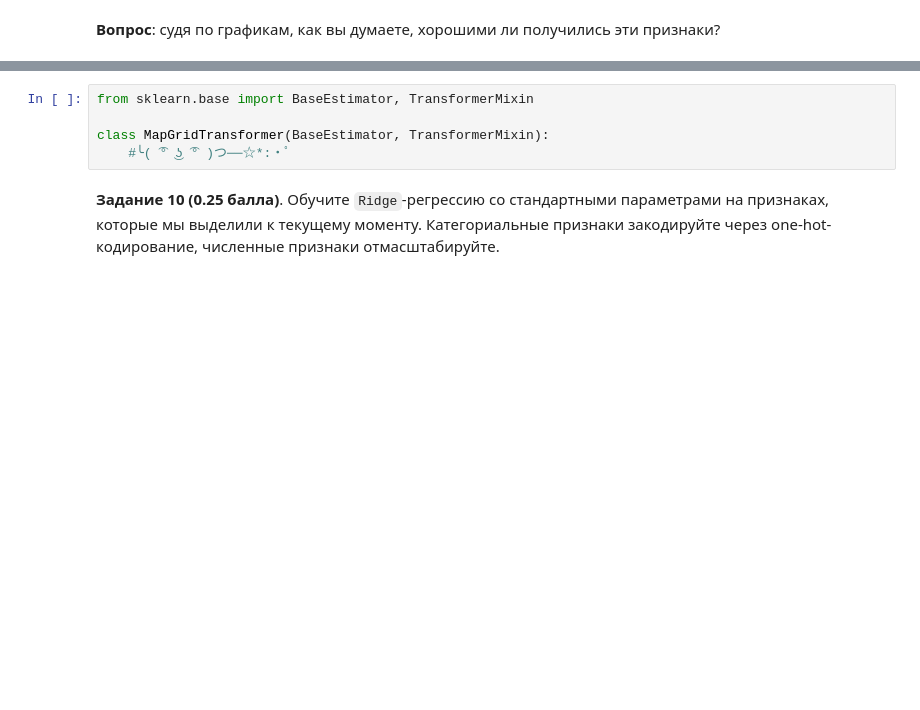
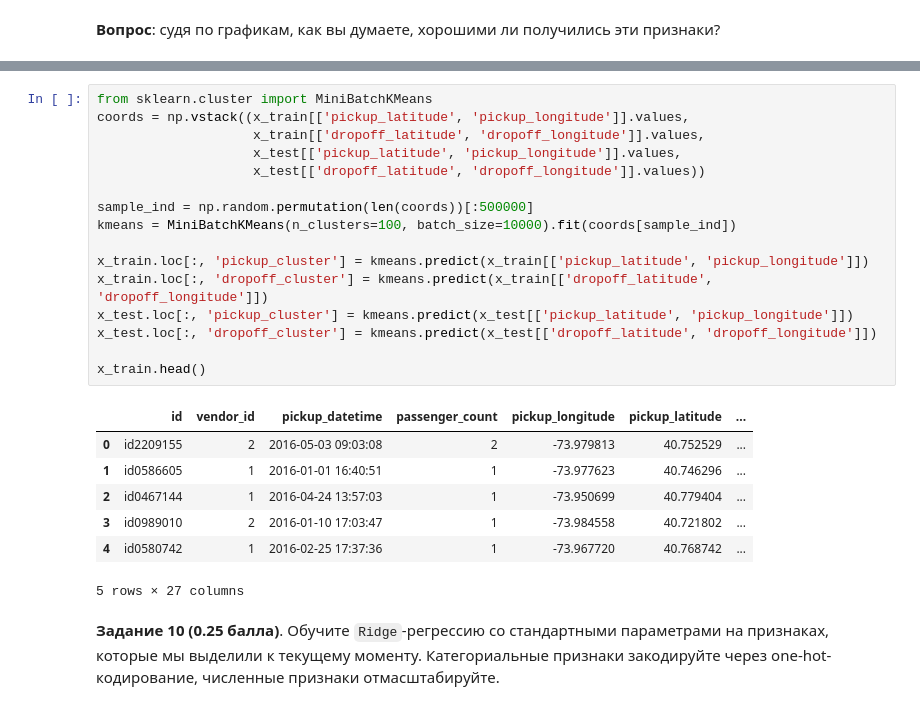
Before and after one commit to EvgeniiMaslov/python-playground, a Jupyter notebook: university_ml/homework-practice-02.ipynb, the cells around one changed output, grey strips where cells are left out. Saved outputs shown, nothing was run; the diff lists cells and outputs as text; blank space fills up the shorter version.

```diff
--- a/university_ml/homework-practice-02.ipynb
+++ b/university_ml/homework-practice-02.ipynb
@@ -684,11 +692,30 @@ sns.boxplot(x='john_k_dropoff', y='log_trip_duration', data=x_train, ax=axs[3])
 Напишите трансформер, который сначала разбивает показанную на рисунке область на ячейки, а затем создает два признака: номер ячейки, в которой началась поездка, и номер ячейки, в которой закончилась поездка. Количество строк и столбцов выберите самостоятельно.
 
 Обратите внимание, что все вычисления должны быть векторизованными, трансформер не должен модифицировать передаваемую ему выборку inplace, а все необходимые статистики (если они вдруг нужны) нужно считать только по обучающей выборке в методе `fit`:
-# %%
-from sklearn.base import BaseEstimator, TransformerMixin
-
-class MapGridTransformer(BaseEstimator, TransformerMixin):
-    #╰( ͡° ͜ʖ ͡° )つ──☆*:・ﾟ
+# %%
+from sklearn.cluster import MiniBatchKMeans
+coords = np.vstack((x_train[['pickup_latitude', 'pickup_longitude']].values,
+                    x_train[['dropoff_latitude', 'dropoff_longitude']].values,
+                    x_test[['pickup_latitude', 'pickup_longitude']].values,
+                    x_test[['dropoff_latitude', 'dropoff_longitude']].values))
+
+sample_ind = np.random.permutation(len(coords))[:500000]
+kmeans = MiniBatchKMeans(n_clusters=100, batch_size=10000).fit(coords[sample_ind])
+
+x_train.loc[:, 'pickup_cluster'] = kmeans.predict(x_train[['pickup_latitude', 'pickup_longitude']])
+x_train.loc[:, 'dropoff_cluster'] = kmeans.predict(x_train[['dropoff_latitude', 'dropoff_longitude']])
+x_test.loc[:, 'pickup_cluster'] = kmeans.predict(x_test[['pickup_latitude', 'pickup_longitude']])
+x_test.loc[:, 'dropoff_cluster'] = kmeans.predict(x_test[['dropoff_latitude', 'dropoff_longitude']])
+
+x_train.head()
+# %% [output]
+|  | id | vendor_id | pickup_datetime | passenger_count | pickup_longitude | pickup_latitude | ... |
+| 0 | id2209155 | 2 | 2016-05-03 09:03:08 | 2 | -73.979813 | 40.752529 | ... |
+| 1 | id0586605 | 1 | 2016-01-01 16:40:51 | 1 | -73.977623 | 40.746296 | ... |
+| 2 | id0467144 | 1 | 2016-04-24 13:57:03 | 1 | -73.950699 | 40.779404 | ... |
+| 3 | id0989010 | 2 | 2016-01-10 17:03:47 | 1 | -73.984558 | 40.721802 | ... |
+| 4 | id0580742 | 1 | 2016-02-25 17:37:36 | 1 | -73.967720 | 40.768742 | ... |
+5 rows × 27 columns
 # %% [markdown]
 **Задание 10 (0.25 балла)**. Обучите `Ridge`-регрессию со стандартными параметрами на признаках, которые мы выделили к текущему моменту. Категориальные признаки закодируйте через one-hot-кодирование, численные признаки отмасштабируйте.
 # %%
```
Also changed, not shown: parts of 29 cells of this notebook, 13 other files.
